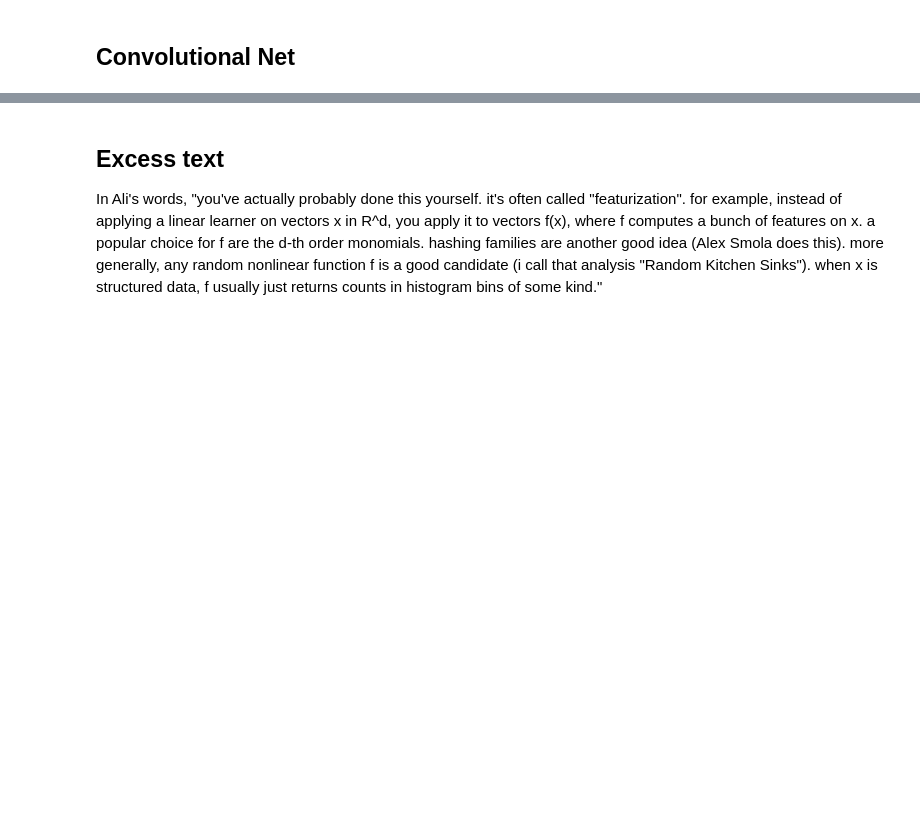
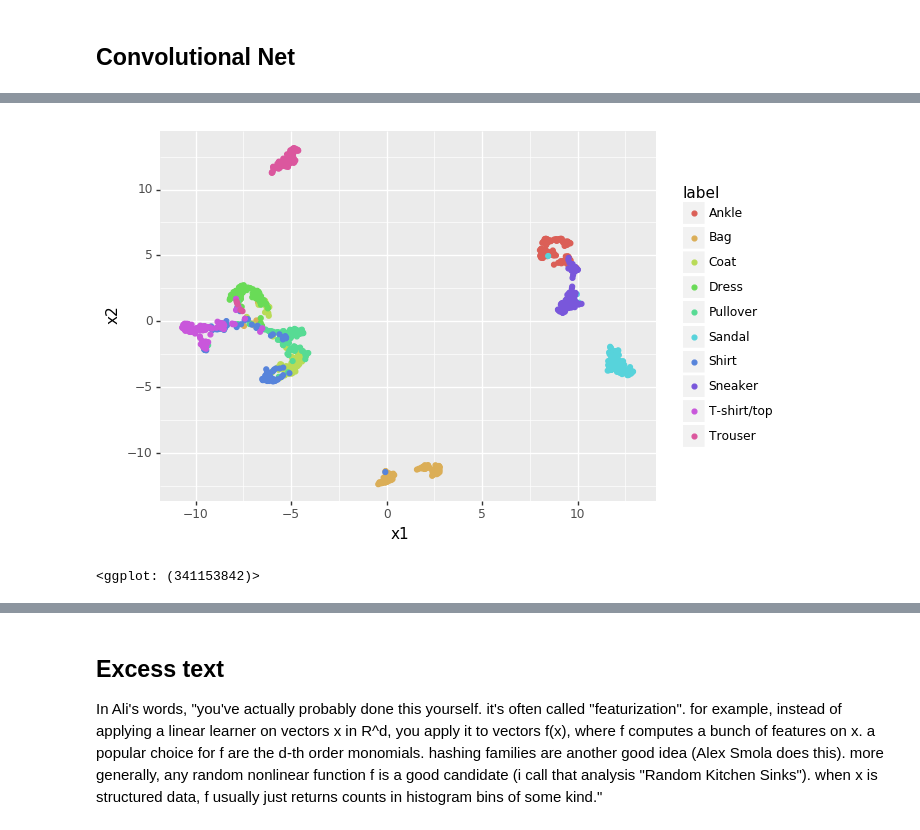
Before and after one commit to batson/random-kitchen-sinks, a Jupyter notebook: Random_Kitchen_Sinks.ipynb, the cells around one changed output, grey strips where cells are left out. Drawn from its saved outputs; the diff is of its cells as text; code cells hidden in the pictures; blank space fills up the shorter version.

```diff
--- a/Random_Kitchen_Sinks.ipynb
+++ b/Random_Kitchen_Sinks.ipynb
@@ -275,0 +404,5 @@ with open('kitchen_sink_cifar_10.p','wb') as f:
+# %%
+representation = K.function([model.layers[0].input, K.learning_phase()],
+                                  [model.layers[5].output])
+# %%
+learned_features = representation([x_test[:,:,:,:], 1])[0]
@@ -275,0 +419,2 @@ with open('kitchen_sink_cifar_10.p','wb') as f:
+# %%
+embedding = umap.UMAP().fit_transform(learned_features[::10])
@@ -275,0 +425,6 @@ with open('kitchen_sink_cifar_10.p','wb') as f:
+# %%
+df = pd.DataFrame({'x1': embedding[:,0], 'x2': embedding[:,1], 'label': np.array(ids)[y_test[::10]]})
+ggplot(df, aes(x = 'x1', y = 'x2', color = 'label')) + geom_point()
+# %% [output]
+[figure, added]
+<ggplot: (341153842)>
```
Also changed, not shown: parts of 34 cells of this notebook.
